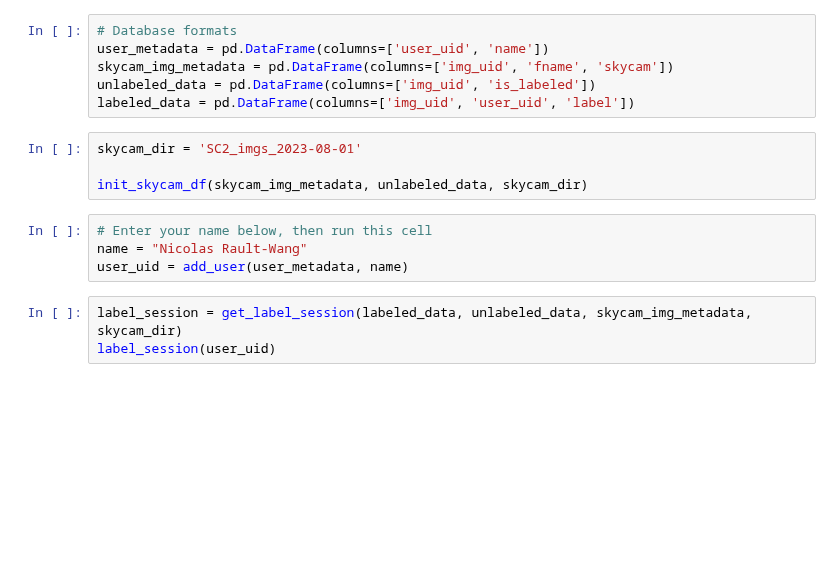
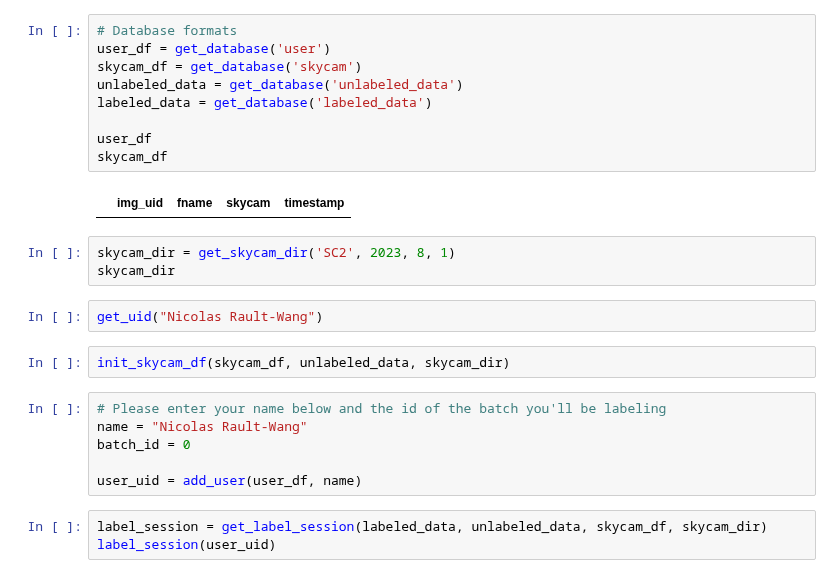
Before and after one commit to panoseti/panoseti, a Jupyter notebook: cloud-detection/data_labeling/data_labeling_interface.ipynb, the cells around one changed output. Drawn from its saved outputs; the diff is of its cells as text; blank space fills up the shorter version.

Commit message:
begin refactoring data labeling code.

```diff
--- a/cloud-detection/data_labeling/data_labeling_interface.ipynb
+++ b/cloud-detection/data_labeling/data_labeling_interface.ipynb
@@ -21,19 +24,29 @@ from data_labeling_utils import init_skycam_df, add_user, get_label_session, sho
 # %%
 # Database formats
-user_metadata = pd.DataFrame(columns=['user_uid', 'name'])
-skycam_img_metadata = pd.DataFrame(columns=['img_uid', 'fname', 'skycam'])
-unlabeled_data = pd.DataFrame(columns=['img_uid', 'is_labeled'])
-labeled_data = pd.DataFrame(columns=['img_uid', 'user_uid', 'label'])
+user_df = get_database('user')
+skycam_df = get_database('skycam')
+unlabeled_data = get_database('unlabeled_data')
+labeled_data = get_database('labeled_data')
+
+user_df
+skycam_df
+# %% [output]
+|  | img_uid | fname | skycam | timestamp |
+# %%
+skycam_dir = get_skycam_dir('SC2', 2023, 8, 1)
+skycam_dir
+# %%
+get_uid("Nicolas Rault-Wang")
 # %%
-skycam_dir = 'SC2_imgs_2023-08-01'
-
-init_skycam_df(skycam_img_metadata, unlabeled_data, skycam_dir)
+init_skycam_df(skycam_df, unlabeled_data, skycam_dir)
 # %%
-# Enter your name below, then run this cell
+# Please enter your name below and the id of the batch you'll be labeling
 name = "Nicolas Rault-Wang"
-user_uid = add_user(user_metadata, name)
+batch_id = 0
+
+user_uid = add_user(user_df, name)
 # %%
-label_session = get_label_session(labeled_data, unlabeled_data, skycam_img_metadata, skycam_dir)
+label_session = get_label_session(labeled_data, unlabeled_data, skycam_df, skycam_dir)
 label_session(user_uid)
 # %%
 # Run the cell below to preview your labels and write them to file
```
Also changed, not shown: parts of 4 cells of this notebook, 6 other files.
